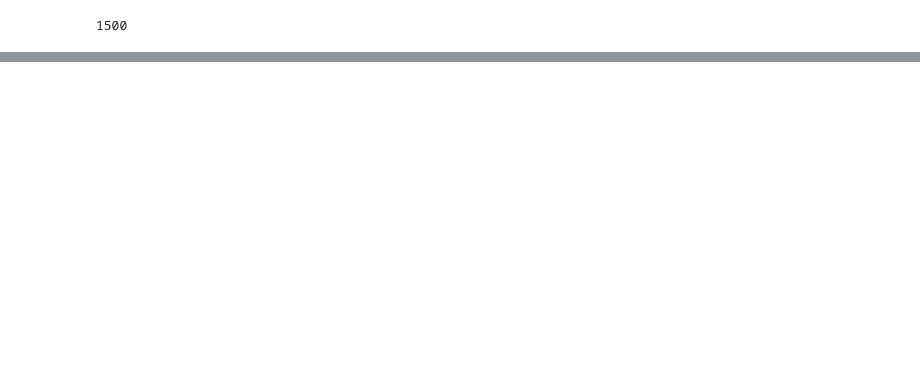
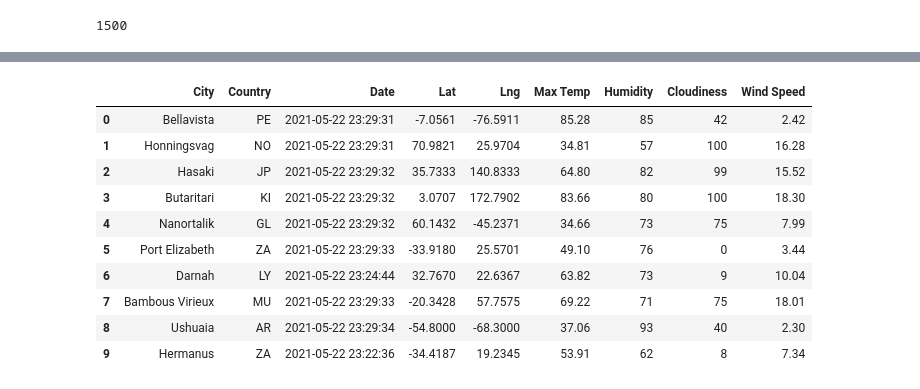
Before and after one commit to krishnakalisarkar/World_Weather_Analysis, a Jupyter notebook: WeatherPy.ipynb, the cells around one changed output, grey strips where cells are left out. Drawn from its saved outputs; the diff is of its cells as text; code cells hidden in the pictures; blank space fills up the shorter version.

```diff
--- a/WeatherPy.ipynb
+++ b/WeatherPy.ipynb
@@ -72,0 +231,17 @@ for i, city in enumerate(cities):
+# %%
+new_column_order = ["City", "Country", "Date","Lat","Lng","Max Temp","Humidity","Cloudiness","Wind Speed"]
+# %%
+new_df = city_data_df[new_column_order]
+new_df.head(10)
+# %% [output]
+|  | City | Country | Date | Lat | Lng | Max Temp | Humidity | Cloudiness | Wind Speed |
+| 0 | Bellavista | PE | 2021-05-22 23:29:31 | -7.0561 | -76.5911 | 85.28 | 85 | 42 | 2.42 |
+| 1 | Honningsvag | NO | 2021-05-22 23:29:31 | 70.9821 | 25.9704 | 34.81 | 57 | 100 | 16.28 |
+| 2 | Hasaki | JP | 2021-05-22 23:29:32 | 35.7333 | 140.8333 | 64.80 | 82 | 99 | 15.52 |
+| 3 | Butaritari | KI | 2021-05-22 23:29:32 | 3.0707 | 172.7902 | 83.66 | 80 | 100 | 18.30 |
+| 4 | Nanortalik | GL | 2021-05-22 23:29:32 | 60.1432 | -45.2371 | 34.66 | 73 | 75 | 7.99 |
+| 5 | Port Elizabeth | ZA | 2021-05-22 23:29:33 | -33.9180 | 25.5701 | 49.10 | 76 | 0 | 3.44 |
+| 6 | Darnah | LY | 2021-05-22 23:24:44 | 32.7670 | 22.6367 | 63.82 | 73 | 9 | 10.04 |
+| 7 | Bambous Virieux | MU | 2021-05-22 23:29:33 | -20.3428 | 57.7575 | 69.22 | 71 | 75 | 18.01 |
+| 8 | Ushuaia | AR | 2021-05-22 23:29:34 | -54.8000 | -68.3000 | 37.06 | 93 | 40 | 2.30 |
+| 9 | Hermanus | ZA | 2021-05-22 23:22:36 | -34.4187 | 19.2345 | 53.91 | 62 | 8 | 7.34 |
```
Also changed, not shown: parts of 19 cells of this notebook, 2 other files.
